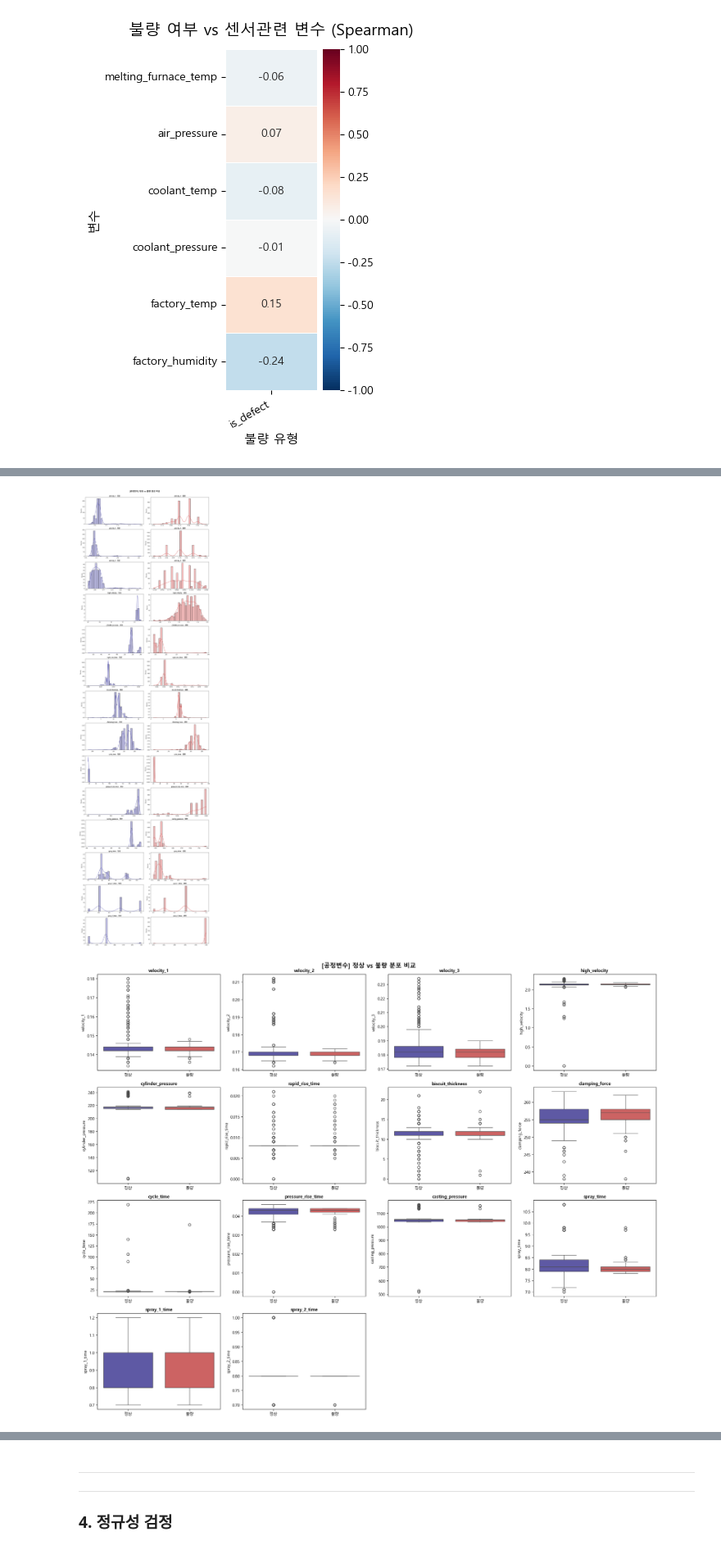
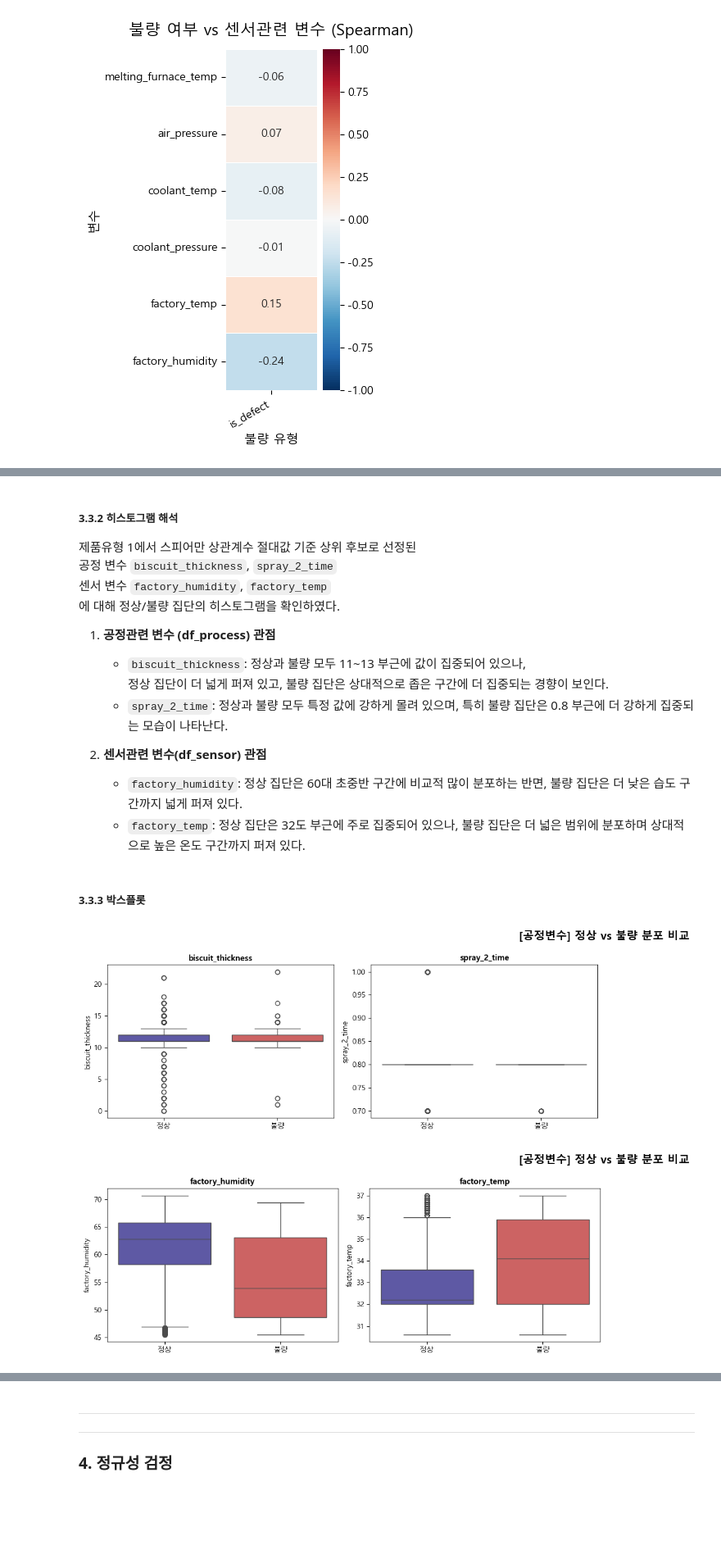
Before and after one commit to hanalo26/sparta-data11-advanced-project, a Jupyter notebook: leegolem/통계_제품1_수정_v5.ipynb, the cells around one changed output, grey strips where cells are left out. Shown at 82% size. Saved outputs shown, nothing was run; the diff lists cells and outputs as text; code cells hidden in the pictures; blank space fills up the shorter version.

```diff
--- a/leegolem/통계_제품1_수정_v5.ipynb
+++ b/leegolem/통계_제품1_수정_v5.ipynb
@@ -357,2 +386,19 @@ def plot_histograms(df, cols, group_title):
+# %% [markdown]
+##### **3.3.2 히스토그램 해석**
+제품유형 1에서 스피어만 상관계수 절대값 기준 상위 후보로 선정된\
+공정 변수 `biscuit_thickness`, `spray_2_time`\
+센서 변수 `factory_humidity`, `factory_temp`\
+에 대해 정상/불량 집단의 히스토그램을 확인하였다.
+
+1. **공정관련 변수 (df_process) 관점**
+    - `biscuit_thickness`: 정상과 불량 모두 11~13 부근에 값이 집중되어 있으나,\
+    정상 집단이 더 넓게 퍼져 있고, 불량 집단은 상대적으로 좁은 구간에 더 집중되는 경향이 보인다.
+    - `spray_2_time`: 정상과 불량 모두 특정 값에 강하게 몰려 있으며, 특히 불량 집단은 0.8 부근에 더 강하게 집중되는 모습이 나타난다.
+
+2. **센서관련 변수(df_sensor) 관점**
+    - `factory_humidity`: 정상 집단은 60대 초중반 구간에 비교적 많이 분포하는 반면, 불량 집단은 더 낮은 습도 구간까지 넓게 퍼져 있다.
+    - `factory_temp`: 정상 집단은 32도 부근에 주로 집중되어 있으나, 불량 집단은 더 넓은 범위에 분포하며 상대적으로 높은 온도 구간까지 퍼져 있다.
+# %% [markdown]
+##### **3.3.3 박스플롯**
 # %%
 # 2. box plot 시각화 함수 정의
@@ -390,9 +434,17 @@ def plot_boxplots(df, cols, group_title):
 
     return df_a
 # %%
-histogram_of_process_1 = plot_histograms(df_original_1_1, PROCESS_COLS, "공정변수")
+boxplot_of_process_1 = plot_boxplots(
+    df_original_1_1,
+    ["biscuit_thickness", "spray_2_time"],
+    "공정변수"
+)
 
-boxplot_of_process_1 = plot_boxplots(df_original_1_1, PROCESS_COLS, "공정변수")
+boxplot_of_sensor_1 = plot_boxplots(
+    df_original_1_1,
+    ["factory_humidity", "factory_temp"],
+    "공정변수"
+)
 # %% [output]
-[figure, old version]
+[figure, new version]
-[figure, old version]
+[figure, new version]
```
Also changed, not shown: parts of 18 cells of this notebook, 1 other file.
